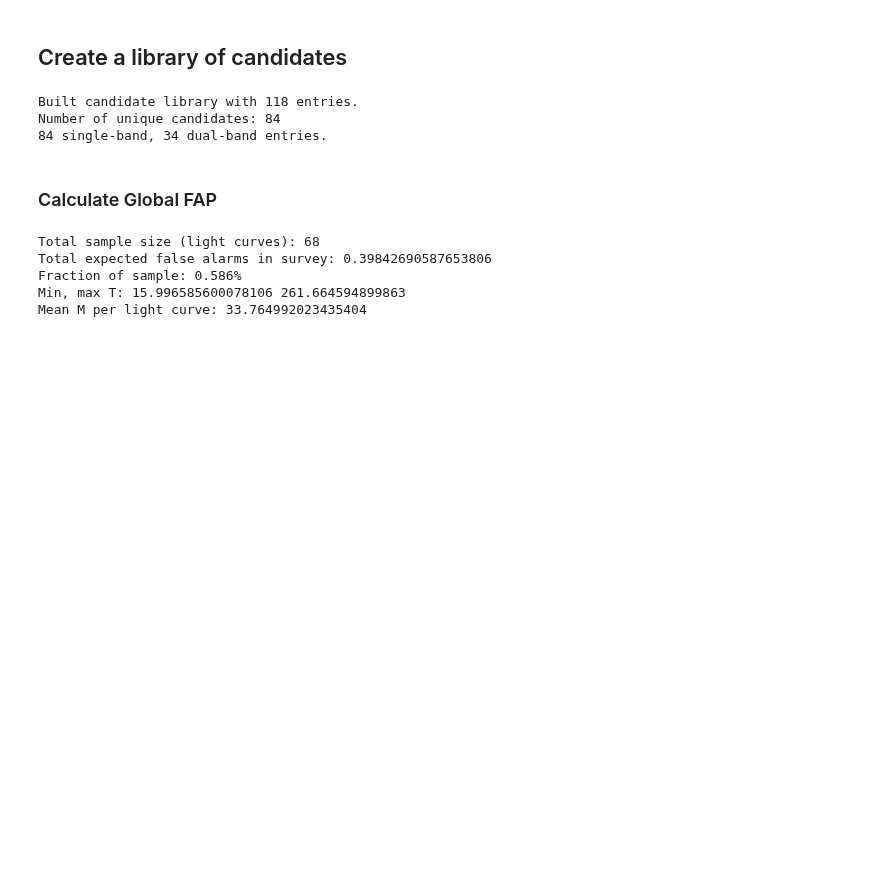
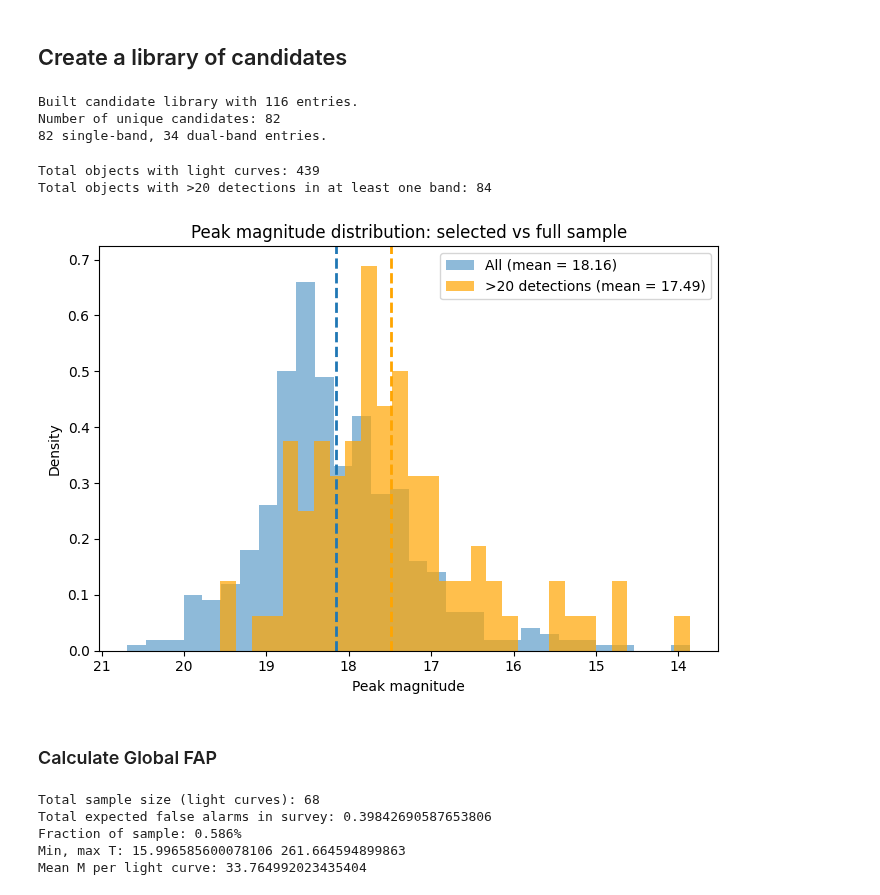
Before and after one commit to hoasaf3/sne_periodicity_search, a Jupyter notebook: periodicity_search.ipynb, the cells around one changed output. Saved outputs shown, nothing was run; the diff lists cells and outputs as text; code cells hidden in the pictures; blank space fills up the shorter version.

```diff
--- a/periodicity_search.ipynb
+++ b/periodicity_search.ipynb
@@ -88,8 +91,8 @@ for _, row in tqdm(tns_ibc_narrowed.iterrows(), total=len(tns_ibc_narrowed)):
 # Fetch lightcurves
 
 # Reverse map from objectId to name, only if not already downloaded
-new_names = [name for name in object_id_map.keys() if not os.path.exists(f"{output_dir}/{name}.json")]
-id_to_new_name = {object_id_map[name]: name for name in new_names}
+new_names = [name for name in tns_ibc_narrowed['name'] if name not in os.listdir(output_dir)]
+id_to_new_name = {object_id_map[name]: name for name in new_names if name in object_id_map}
 print("Found ", len(id_to_new_name), "new ZTF objects.")
 
 try:
@@ -147,29 +144,35 @@ from periodicity_tools import get_decline_detections
 
 EPOCH_AFTER_PEAK = 1000
 MIN_DETECTINOS_PER_BAND = 20
-MIN_TIME_BASELINE = 15  # Days
-
 
 candidate_library = []
+
+all_peak_mags = []
+selected_peaks = []
 
 for name in tns_ibc['name']:
 
     decline_points = get_decline_detections(name, epoch_after_peak=EPOCH_AFTER_PEAK)
 
+    object_all_band_peaks = []
+    object_selected_band_peaks = []
+
     for fid in [1, 2]:
 
         band_data = [p for p in decline_points if p.get('fid') == fid and 'candid' in p]
 
+        if len(band_data) > 0:
+            m_all = np.array([p['magpsf'] for p in band_data])
+            object_all_band_peaks.append(np.min(m_all))
+
         if len(band_data) < MIN_DETECTINOS_PER_BAND:
            continue
-
-        time_baseline = band_data[-1]['jd'] - band_data[0]['jd']
-        if time_baseline < MIN_TIME_BASELINE:
-            continue
 
         t = np.array([p['jd'] for p in band_data])
         m = np.array([p['magpsf'] for p in band_data])
         e = np.array([p['sigmapsf'] for p in band_data])
+
+        object_selected_band_peaks.append(np.min(m))
 
         days = t - t[0]
         sn_row = get_sn_row(name)
@@ -184,6 +187,11 @@ for name in tns_ibc['name']:
             'errs': e
         })
 
+    if len(object_all_band_peaks) > 0:
+        all_peak_mags.append(np.min(object_all_band_peaks))
+
+    if len(object_selected_band_peaks) > 0:
+        selected_peaks.append(np.min(object_selected_band_peaks))
 
 n_cands = len(candidate_library)
 n_unique = len(set(entry['name'] for entry in candidate_library))
@@ -191,9 +199,51 @@ print(f"Built candidate library with {n_cands} entries.")
 print("Number of unique candidates:", n_unique)
 print(f"{n_unique} single-band, {n_cands - n_unique} dual-band entries.")
 # %% [output]
-Built candidate library with 118 entries.
-Number of unique candidates: 84
-84 single-band, 34 dual-band entries.
+Built candidate library with 116 entries.
+Number of unique candidates: 82
+82 single-band, 34 dual-band entries.
+# %%
+import numpy as np
+import matplotlib.pyplot as plt
+
+plt.figure(figsize=(7, 5))
+
+plt.hist(
+    all_peak_mags,
+    bins=30,
+    alpha=0.5,
+    density=True,
+    color='C0',
+    label=f"All (mean = {np.mean(all_peak_mags):.2f})"
+)
+
+plt.hist(
+    selected_peaks,
+    bins=30,
+    alpha=0.7,
+    density=True,
+    color='orange',
+    label=f">20 detections (mean = {np.mean(selected_peaks):.2f})"
+)
+
+plt.axvline(np.mean(all_peak_mags), linestyle="--", linewidth=2, color='C0')
+plt.axvline(np.mean(selected_peaks), linestyle="--", linewidth=2, color='orange')
+
+plt.gca().invert_xaxis()  # brighter magnitudes on the left
+plt.xlabel("Peak magnitude")
+plt.ylabel("Density")
+plt.title("Peak magnitude distribution: selected vs full sample")
+plt.legend()
+plt.tight_layout()
+
+print("Total objects with light curves:", len(all_peak_mags))
+print("Total objects with >20 detections in at least one band:", len(selected_peaks))
+plt.savefig("Figures/peak_mag_comparison.pdf", bbox_inches='tight', dpi=300)
+plt.show()
+# %% [output]
+Total objects with light curves: 439
+Total objects with >20 detections in at least one band: 84
+[figure, added]
 # %% [markdown]
 ### Calculate Global FAP
 # %%
```
Also changed, not shown: parts of 30 cells of this notebook, 4 other files.
